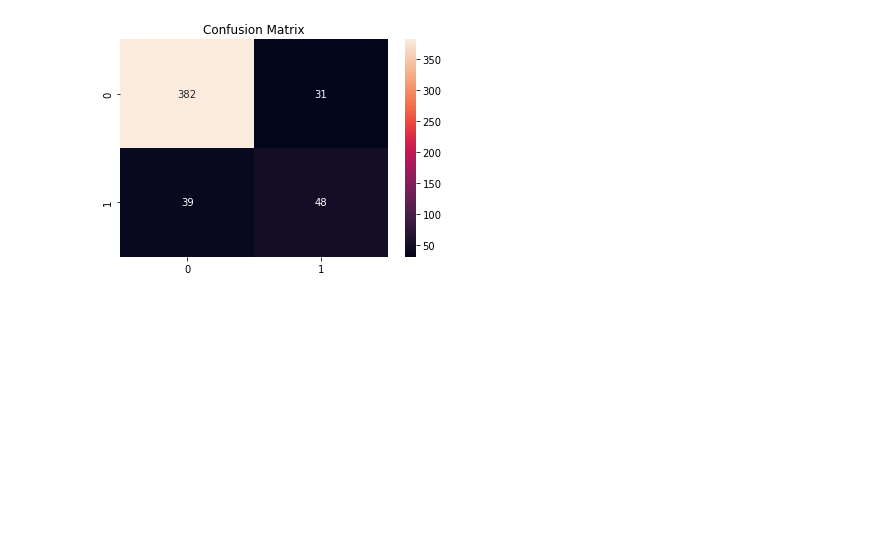
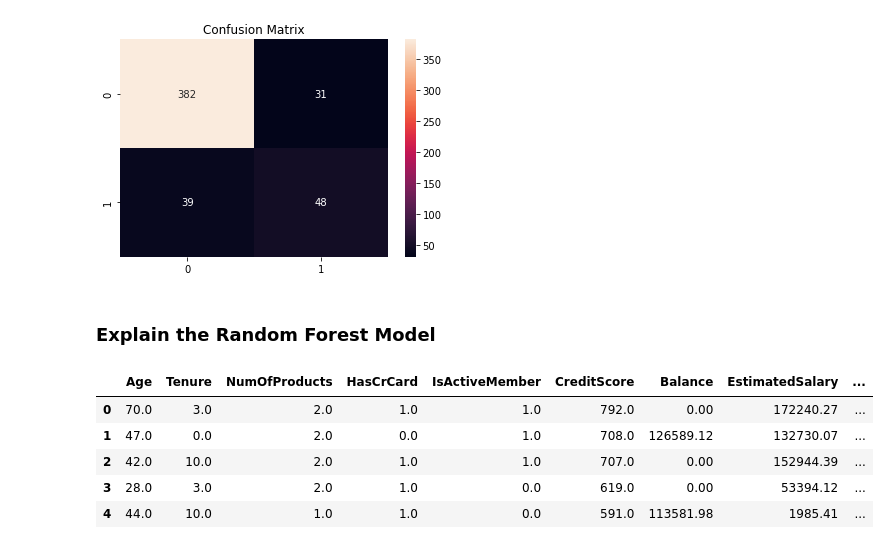
Before and after one commit to olihofmann/cas-aml, a Jupyter notebook: customer-churn-prediction/classical_algorithms.ipynb, the cells around one changed output. Drawn from its saved outputs; the diff is of its cells as text; code cells hidden in the pictures; blank space fills up the shorter version.

```diff
--- a/customer-churn-prediction/classical_algorithms.ipynb
+++ b/customer-churn-prediction/classical_algorithms.ipynb
@@ -520,3 +516,5 @@ plt.title("Confusion Matrix")
 plt.show()
 # %% [output]
 [figure]
+# %% [markdown]
+### Explain the Random Forest Model
@@ -522,0 +523,10 @@ plt.show()
+# %%
+X_explain = pd.DataFrame(X_train_onehot, columns=["Age", "Tenure", "NumOfProducts", "HasCrCard", "IsActiveMember", "CreditScore", "Balance", "EstimatedSalary", "Gender_Female", "Gender_Male", "Geography_Spain", "Geography_France", "Geography_Germany"])
+X_explain.head()
+# %% [output]
+|  | Age | Tenure | NumOfProducts | HasCrCard | IsActiveMember | CreditScore | Balance | EstimatedSalary | ... |
+| 0 | 70.0 | 3.0 | 2.0 | 1.0 | 1.0 | 792.0 | 0.00 | 172240.27 | ... |
+| 1 | 47.0 | 0.0 | 2.0 | 0.0 | 1.0 | 708.0 | 126589.12 | 132730.07 | ... |
+| 2 | 42.0 | 10.0 | 2.0 | 1.0 | 1.0 | 707.0 | 0.00 | 152944.39 | ... |
+| 3 | 28.0 | 3.0 | 2.0 | 1.0 | 0.0 | 619.0 | 0.00 | 53394.12 | ... |
+| 4 | 44.0 | 10.0 | 1.0 | 1.0 | 0.0 | 591.0 | 113581.98 | 1985.41 | ... |
```
Also changed, not shown: parts of 10 cells of this notebook.
